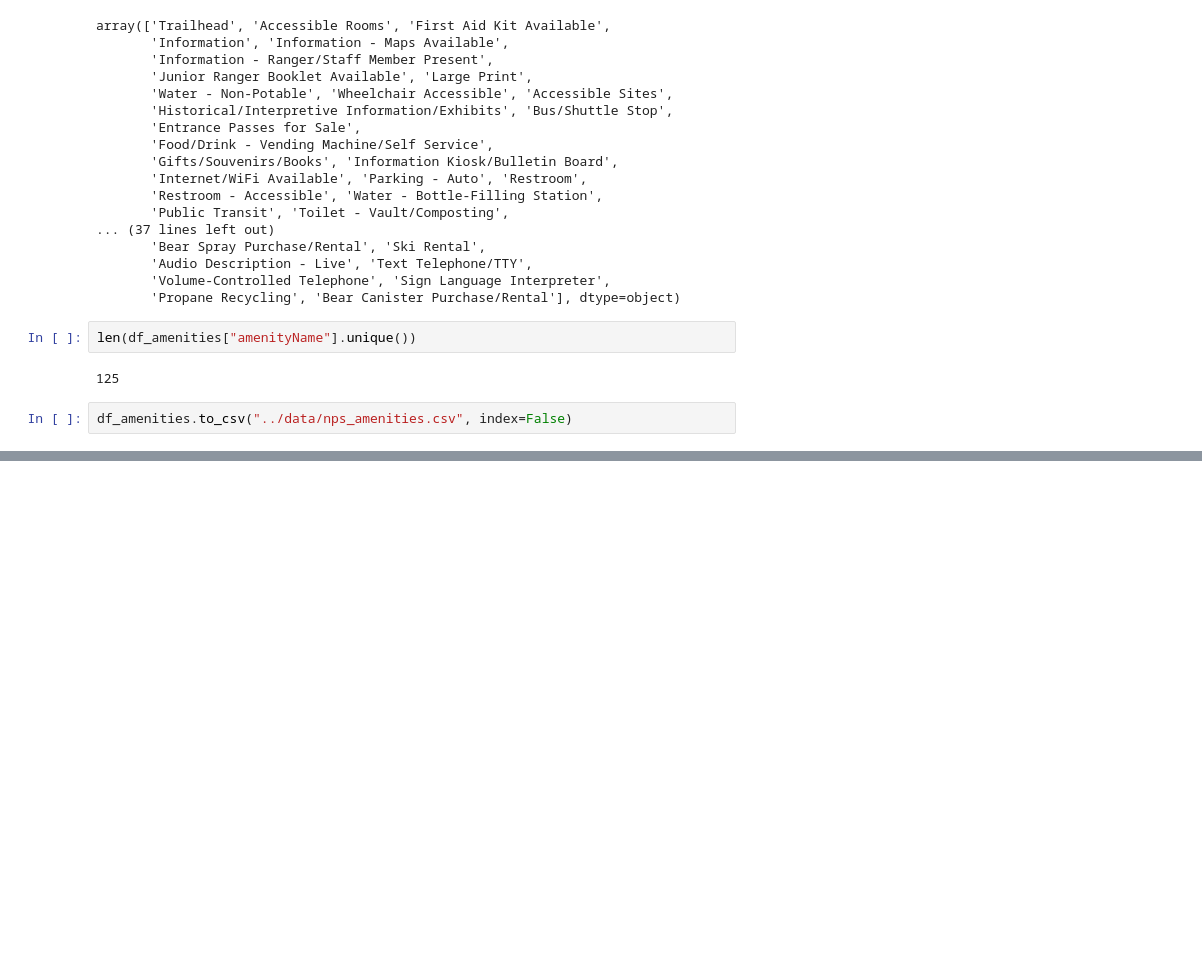
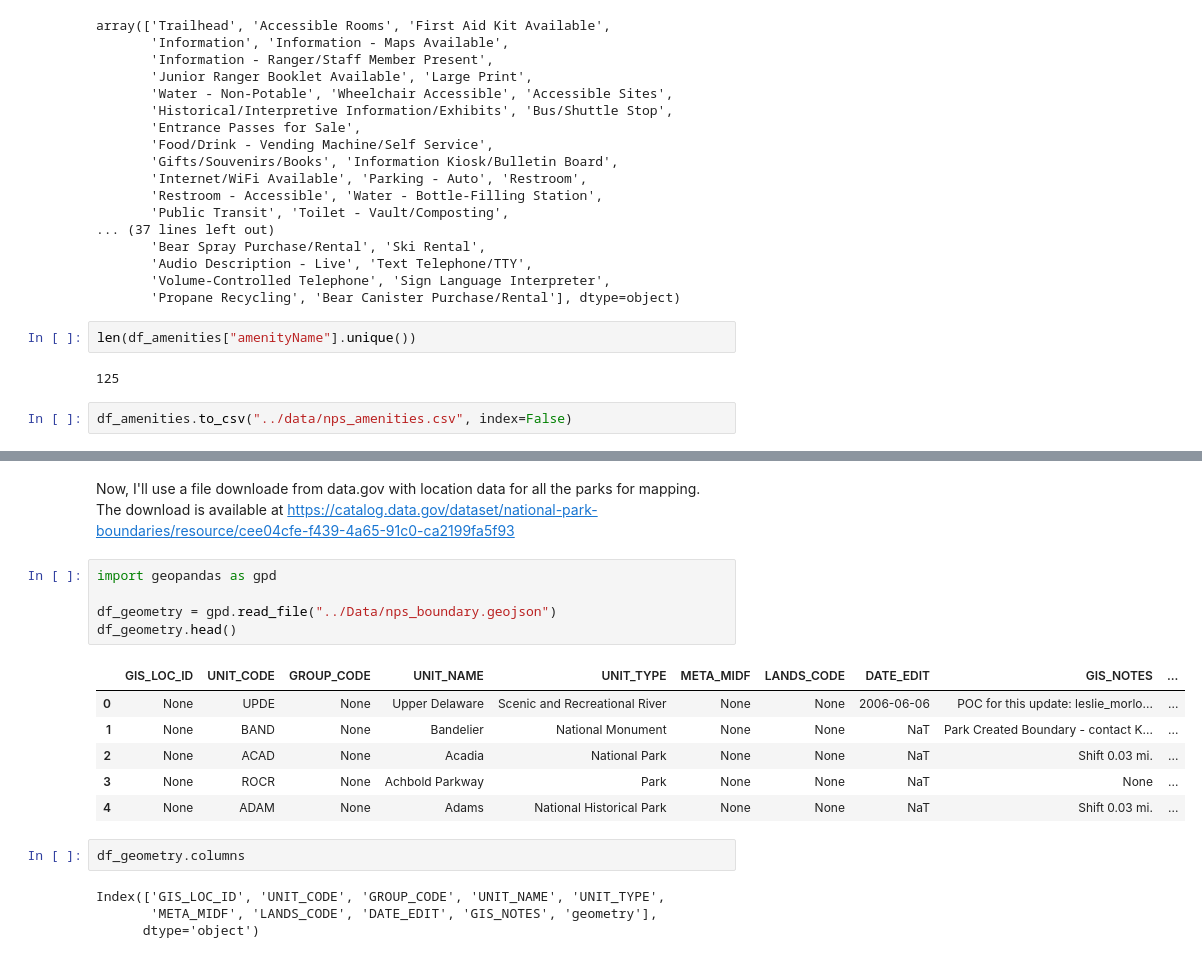
Before and after one commit to jeccalong/NPS_mini_project, a Jupyter notebook: Notebooks/NPS_mini_project.ipynb, the cells around one changed output, grey strips where cells are left out. Drawn from its saved outputs; the diff is of its cells as text; blank space fills up the shorter version.

Commit message:
Uploaded geojson data and created df_geometry

```diff
--- a/Notebooks/NPS_mini_project.ipynb
+++ b/Notebooks/NPS_mini_project.ipynb
@@ -3222,0 +3257,20 @@ df_amenities.to_csv("../data/nps_amenities.csv", index=False)
+# %% [markdown]
+Now, I'll use a file downloade from data.gov with location data for all the parks for mapping. The download is available at https://catalog.data.gov/dataset/national-park-boundaries/resource/cee04cfe-f439-4a65-91c0-ca2199fa5f93
+# %%
+import geopandas as gpd
+
+df_geometry = gpd.read_file("../Data/nps_boundary.geojson")
+df_geometry.head()
+# %% [output]
+|  | GIS_LOC_ID | UNIT_CODE | GROUP_CODE | UNIT_NAME | UNIT_TYPE | META_MIDF | LANDS_CODE | DATE_EDIT | GIS_NOTES | ... |
+| 0 | None | UPDE | None | Upper Delaware | Scenic and Recreational River | None | None | 2006-06-06 | POC for this update: leslie_morlo... | ... |
+| 1 | None | BAND | None | Bandelier | National Monument | None | None | NaT | Park Created Boundary - contact K... | ... |
+| 2 | None | ACAD | None | Acadia | National Park | None | None | NaT | Shift 0.03 mi. | ... |
+| 3 | None | ROCR | None | Achbold Parkway | Park | None | None | NaT | None | ... |
+| 4 | None | ADAM | None | Adams | National Historical Park | None | None | NaT | Shift 0.03 mi. | ... |
+# %%
+df_geometry.columns
+# %% [output]
+Index(['GIS_LOC_ID', 'UNIT_CODE', 'GROUP_CODE', 'UNIT_NAME', 'UNIT_TYPE',
+       'META_MIDF', 'LANDS_CODE', 'DATE_EDIT', 'GIS_NOTES', 'geometry'],
+      dtype='object')
```
Also changed, not shown: parts of 11 cells of this notebook, 2 other files.
